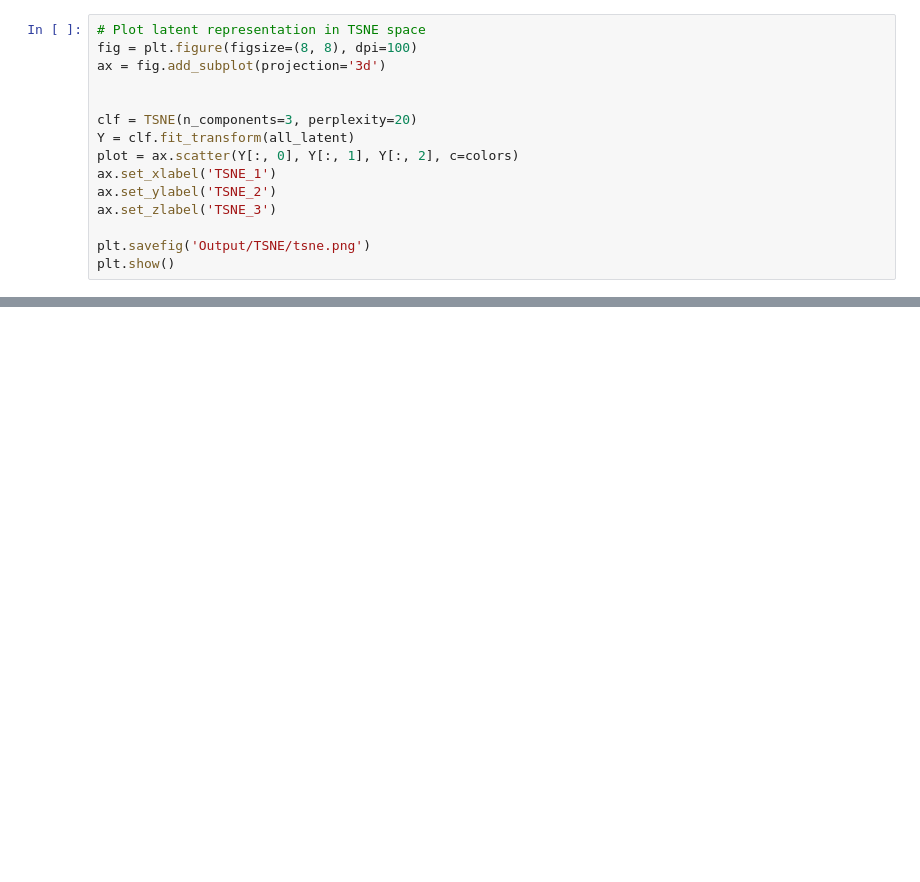
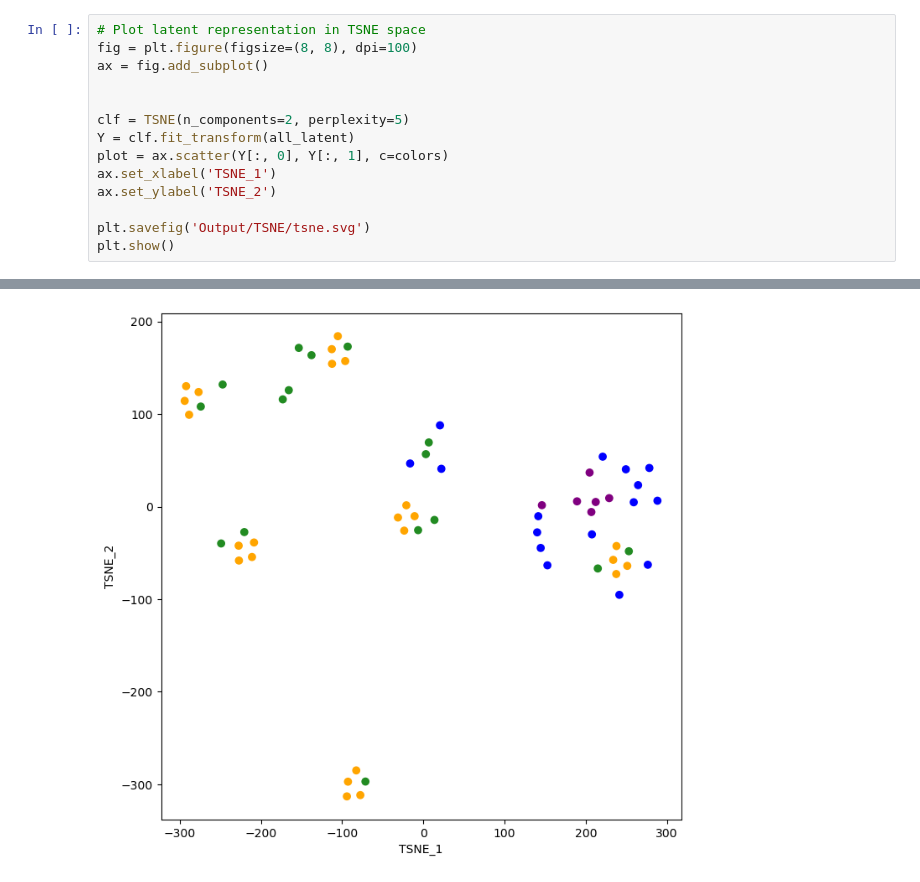
Before and after one commit to AntoninVerdier/Dimmy, a Jupyter notebook: Latent_Analysis.ipynb, the cells around one changed output, grey strips where cells are left out. Saved outputs shown, nothing was run; the diff lists cells and outputs as text; blank space fills up the shorter version.

```diff
--- a/Latent_Analysis.ipynb
+++ b/Latent_Analysis.ipynb
@@ -45,16 +48,15 @@ plt.show()
 # %%
 # Plot latent representation in TSNE space
 fig = plt.figure(figsize=(8, 8), dpi=100)
-ax = fig.add_subplot(projection='3d')
+ax = fig.add_subplot()
 
 
-clf = TSNE(n_components=3, perplexity=20)
+clf = TSNE(n_components=2, perplexity=5)
 Y = clf.fit_transform(all_latent)
-plot = ax.scatter(Y[:, 0], Y[:, 1], Y[:, 2], c=colors)
+plot = ax.scatter(Y[:, 0], Y[:, 1], c=colors)
 ax.set_xlabel('TSNE_1')
 ax.set_ylabel('TSNE_2')
-ax.set_zlabel('TSNE_3')
 
-plt.savefig('Output/TSNE/tsne.png')
+plt.savefig('Output/TSNE/tsne.svg')
 plt.show()
 # %% [output]
@@ -63,3 +63,4 @@ plt.show()
+[figure, added]
 # %%
 # Plot latent representation in UMAP space
 fig = plt.figure(figsize=(8, 8), dpi=100)
```
Also changed, not shown: parts of 7 cells of this notebook, 4 other files.
